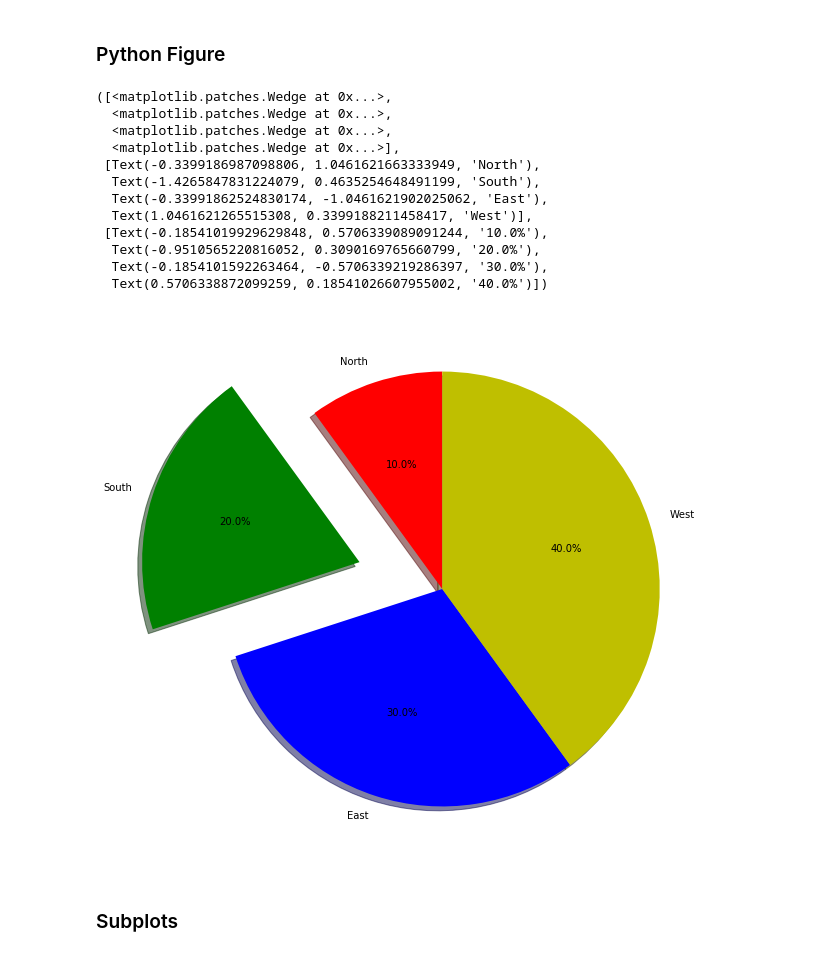
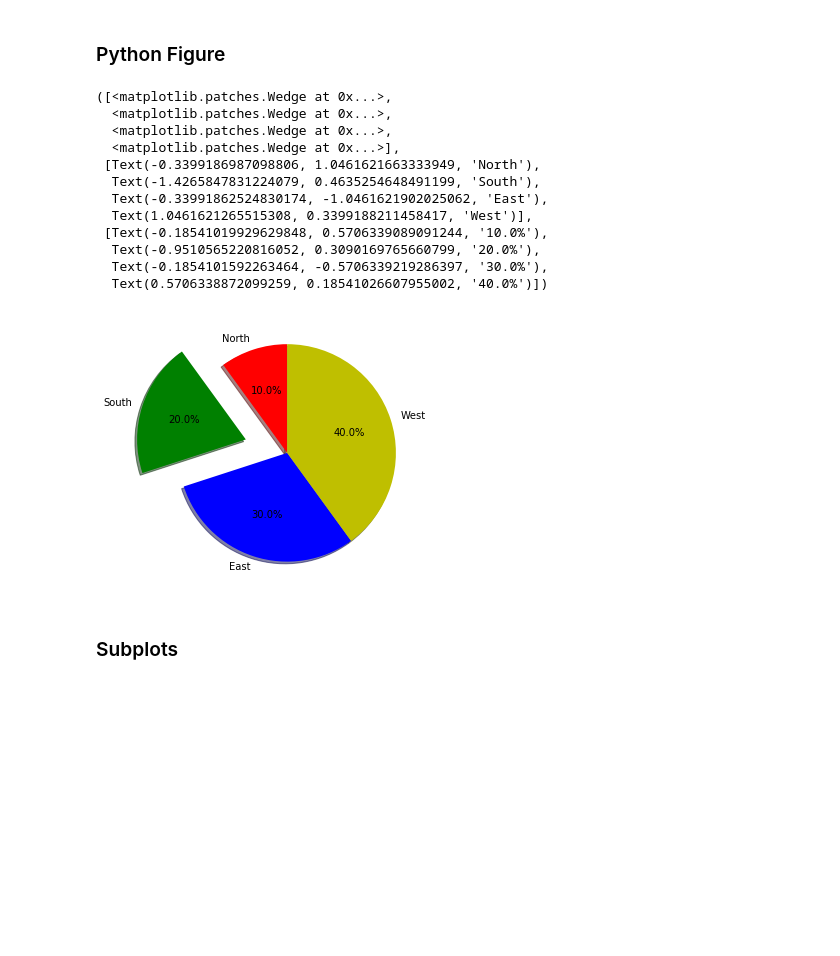
Before and after one commit to tinatrinh811/cis024c_fall2020, a Jupyter notebook: classwork/cis024c_classwork_week11.ipynb, the cells around one changed output. Drawn from its saved outputs; the diff is of its cells as text; code cells hidden in the pictures; blank space fills up the shorter version.

```diff
--- a/classwork/cis024c_classwork_week11.ipynb
+++ b/classwork/cis024c_classwork_week11.ipynb
@@ -136,32 +142,32 @@ plt.pie(sales,
 # %%
 sales = [10000,20000,30000,40000]
 regions = ['North','South','East','West']
 
 # user defined colors for slices
 colors = ['r','g','b','y']
 
-plt.figure(figsize=(10,10))
+plt.figure(figsize=(5,5))
 plt.pie(sales,
         labels=regions,
         colors = colors,
        startangle=90,
        shadow=True,
        autopct = '%1.1f%%',
        explode=(0,0.4,0,0))
 # %% [output]
 ([<matplotlib.patches.Wedge at 0x...>,
   <matplotlib.patches.Wedge at 0x...>,
   <matplotlib.patches.Wedge at 0x...>,
   <matplotlib.patches.Wedge at 0x...>],
  [Text(-0.3399186987098806, 1.0461621663333949, 'North'),
   Text(-1.4265847831224079, 0.4635254648491199, 'South'),
   Text(-0.33991862524830174, -1.0461621902025062, 'East'),
   Text(1.0461621265515308, 0.3399188211458417, 'West')],
  [Text(-0.18541019929629848, 0.5706339089091244, '10.0%'),
   Text(-0.9510565220816052, 0.3090169765660799, '20.0%'),
   Text(-0.1854101592263464, -0.5706339219286397, '30.0%'),
   Text(0.5706338872099259, 0.18541026607955002, '40.0%')])
-[figure, old version]
+[figure, new version]
 # %% [markdown]
 ### Subplots
 # %%
```
Also changed, not shown: parts of 11 cells of this notebook, 2 other files.
